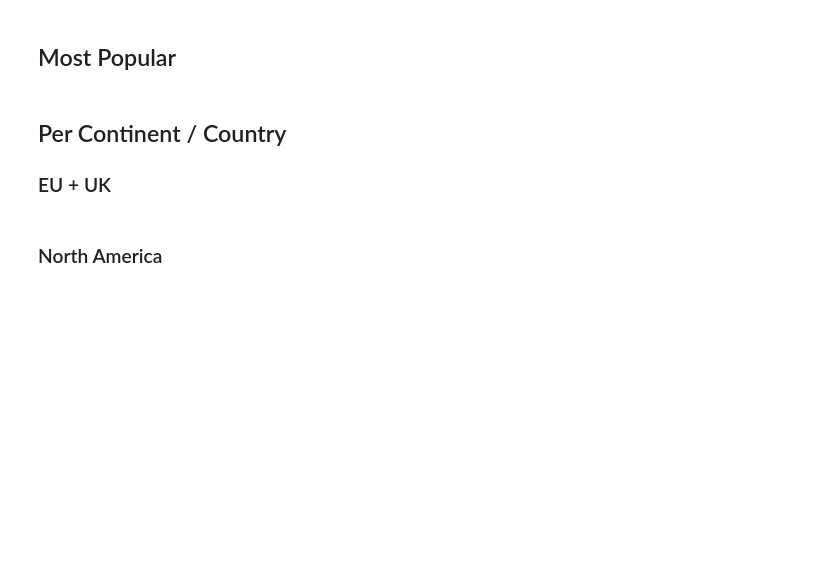
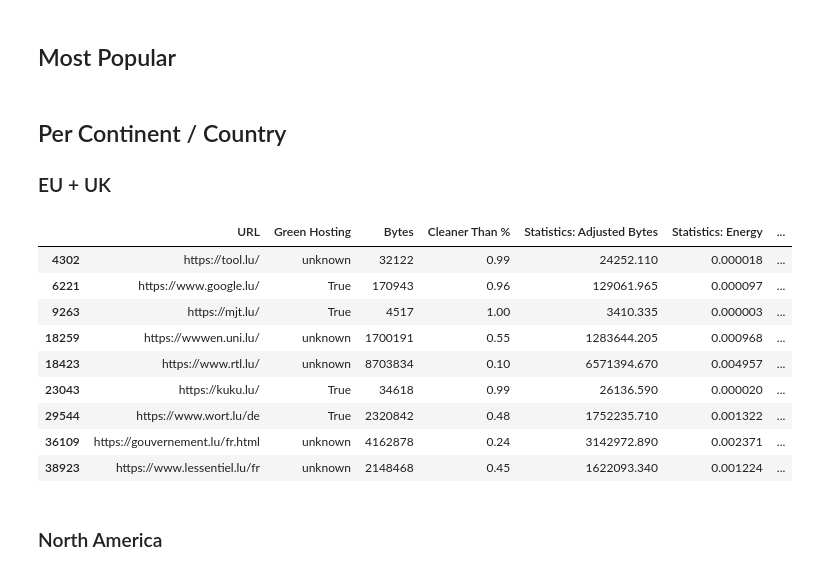
Before and after one commit to ivanivanov10101/bachelor-project, a Jupyter notebook: charts.ipynb, the cells around one changed output. Cells and saved outputs as stored; diff of their text form; code cells hidden in the pictures; blank space fills up the shorter version.

```diff
--- a/charts.ipynb
+++ b/charts.ipynb
@@ -196,6 +196,19 @@ ro = df[df['URL'].str.contains('.ro/', regex = False)] # Romania
 sk = df[df['URL'].str.contains('.sk/', regex = False)] # Slovakia
 si = df[df['URL'].str.contains('.si/', regex = False)] # Slovenia
 se = df[df['URL'].str.contains('.se/', regex = False)] # Sweden
+# %%
+lu
+# %% [output]
+|  | URL | Green Hosting | Bytes | Cleaner Than % | Statistics: Adjusted Bytes | Statistics: Energy | ... |
+| 4302 | https://tool.lu/ | unknown | 32122 | 0.99 | 24252.110 | 0.000018 | ... |
+| 6221 | https://www.google.lu/ | True | 170943 | 0.96 | 129061.965 | 0.000097 | ... |
+| 9263 | https://mjt.lu/ | True | 4517 | 1.00 | 3410.335 | 0.000003 | ... |
+| 18259 | https://wwwen.uni.lu/ | unknown | 1700191 | 0.55 | 1283644.205 | 0.000968 | ... |
+| 18423 | https://www.rtl.lu/ | unknown | 8703834 | 0.10 | 6571394.670 | 0.004957 | ... |
+| 23043 | https://kuku.lu/ | True | 34618 | 0.99 | 26136.590 | 0.000020 | ... |
+| 29544 | https://www.wort.lu/de | True | 2320842 | 0.48 | 1752235.710 | 0.001322 | ... |
+| 36109 | https://gouvernement.lu/fr.html | unknown | 4162878 | 0.24 | 3142972.890 | 0.002371 | ... |
+| 38923 | https://www.lessentiel.lu/fr | unknown | 2148468 | 0.45 | 1622093.340 | 0.001224 | ... |
 # %% [markdown]
 ### North America
 # %%
```
Also changed, not shown: parts of 8 cells of this notebook, 6 other files.
